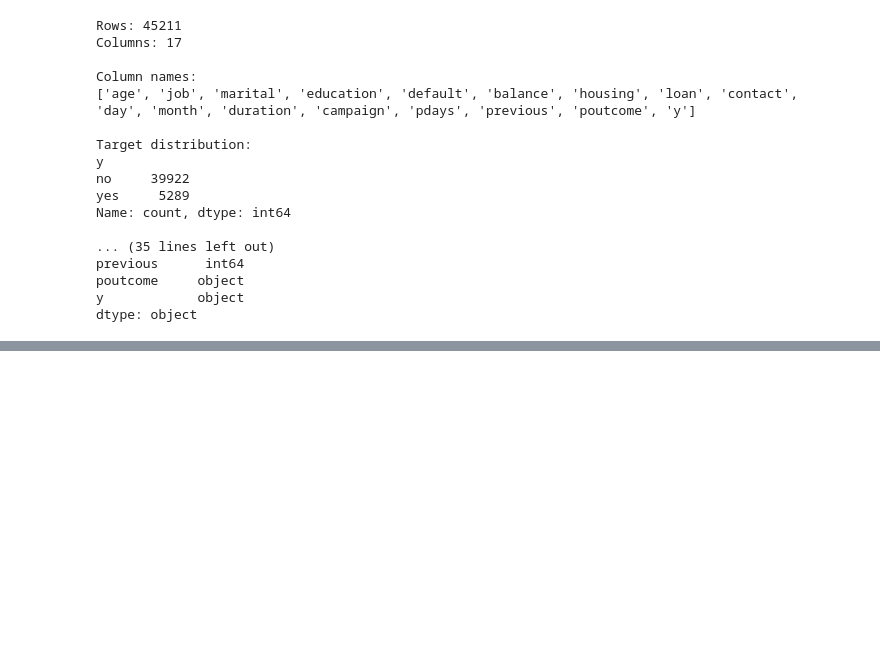
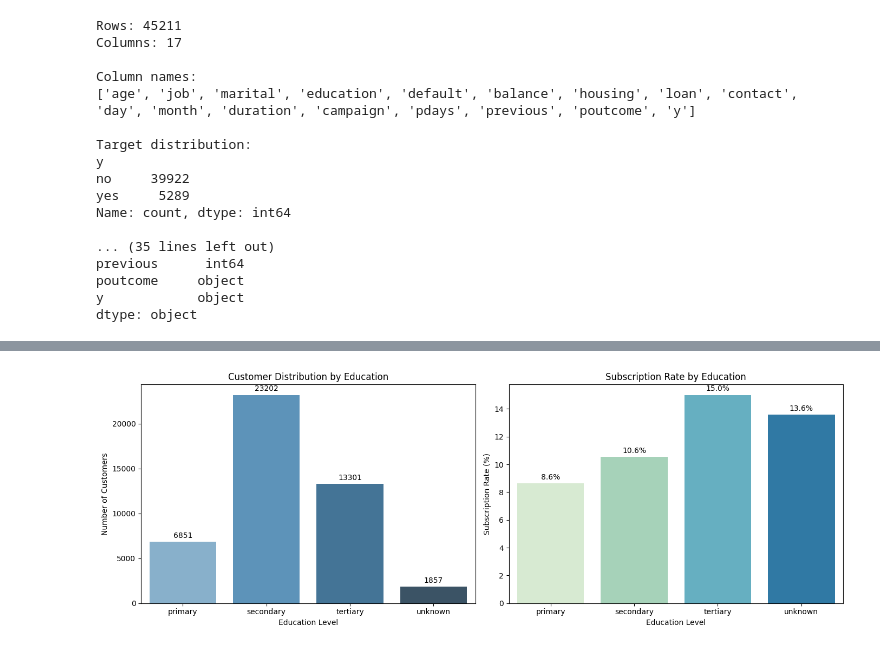
Before and after one commit to Merdgn/BankInsight-AI, a Jupyter notebook: notebooks/01_data_understanding.ipynb, the cells around one changed output, grey strips where cells are left out. Cells and saved outputs as stored; diff of their text form; code cells hidden in the pictures; blank space fills up the shorter version.

```diff
--- a/notebooks/01_data_understanding.ipynb
+++ b/notebooks/01_data_understanding.ipynb
@@ -103,0 +469,81 @@ dtype: object
+# %%
+
+# 3.2.3 Education Level and Subscription Analysis
+
+education_order = [
+    "primary",
+    "secondary",
+    "tertiary",
+    "unknown"
+]
+
+# Education-level summary
+education_summary = (
+    df.groupby("education")["y"]
+    .agg(
+        customers="count",
+        subscriptions=lambda x: (x == "yes").sum(),
+        subscription_rate=lambda x: (x == "yes").mean() * 100
+    )
+    .reindex(education_order)
+    .reset_index()
+)
+
+# Create visualizations
+fig, axes = plt.subplots(1, 2, figsize=(14, 5))
+
+# 1. Number of customers by education level
+sns.barplot(
+    data=education_summary,
+    x="education",
+    y="customers",
+    hue="education",
+    palette="Blues_d",
+    legend=False,
+    ax=axes[0]
+)
+
+axes[0].set_title("Customer Distribution by Education")
+axes[0].set_xlabel("Education Level")
+axes[0].set_ylabel("Number of Customers")
+
+for container in axes[0].containers:
+    axes[0].bar_label(container, fmt="%.0f", padding=3)
+
+# 2. Subscription rate by education level
+sns.barplot(
+    data=education_summary,
+    x="education",
+    y="subscription_rate",
+    hue="education",
+    palette="GnBu",
+    legend=False,
+    ax=axes[1]
+)
+
+axes[1].set_title("Subscription Rate by Education")
+axes[1].set_xlabel("Education Level")
+axes[1].set_ylabel("Subscription Rate (%)")
+
+for container in axes[1].containers:
+    axes[1].bar_label(container, fmt="%.1f%%", padding=3)
+
+plt.tight_layout()
+plt.show()
+
+# Display detailed statistics
+print("Education Distribution and Subscription Rates:")
+display(education_summary.round(2))
+
+# Unknown education records
+unknown_education = (df["education"] == "unknown").sum()
+unknown_percentage = unknown_education / len(df) * 100
+
+print(f"\nUnknown education records: {unknown_education}")
+print(f"Unknown education percentage: {unknown_percentage:.2f}%")
+
+# Check possible unexpected categories
+print("\nUnique education values:")
+print(df["education"].unique())
+# %% [output]
+[figure, added]
```
Also changed, not shown: parts of 15 cells of this notebook.
